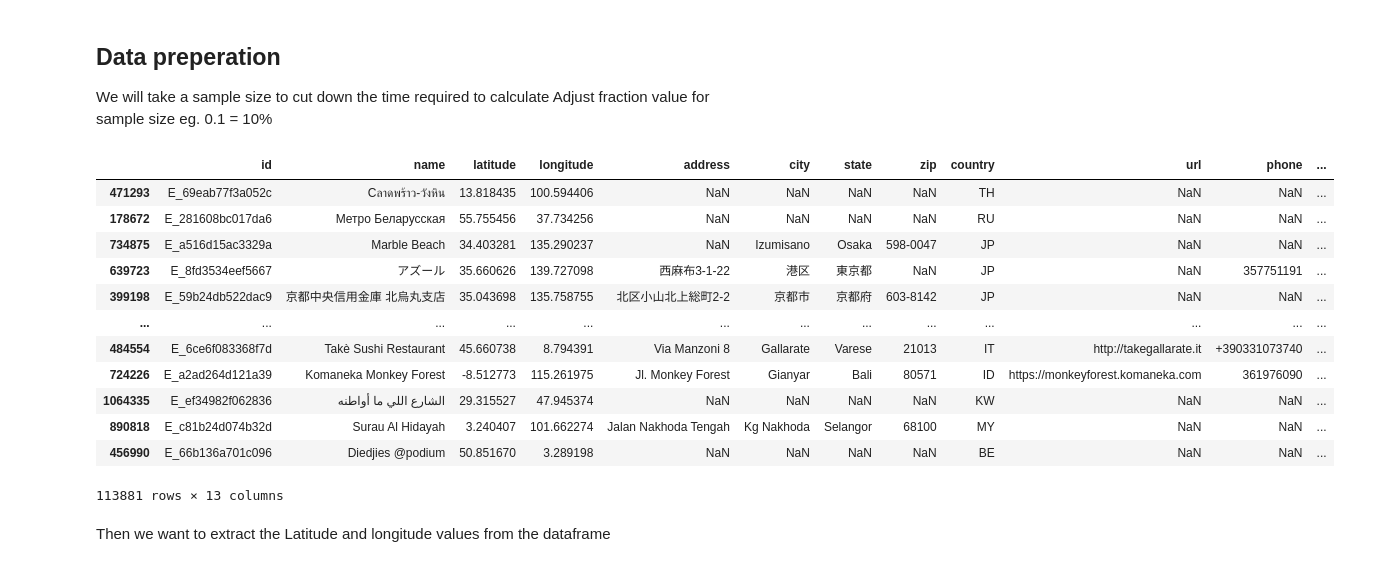
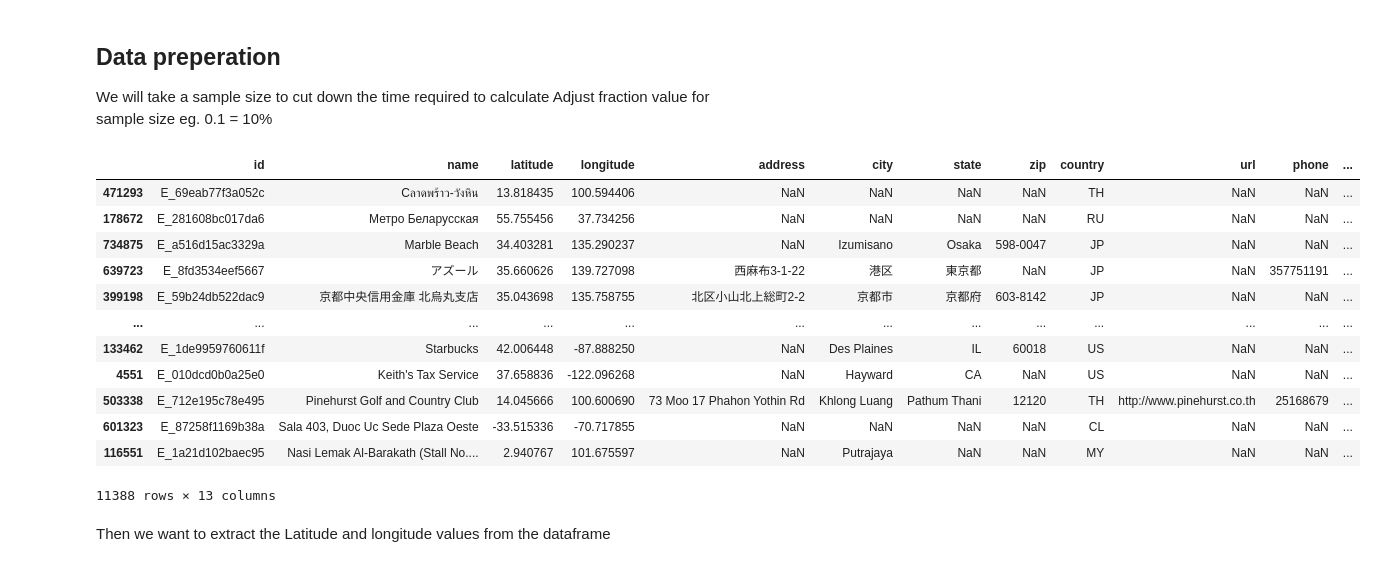
Before and after one commit to 1702538/VeryBasicTeam, a Jupyter notebook: CSC3009_Group_Project.ipynb, the cells around one changed output. Saved outputs shown, nothing was run; the diff lists cells and outputs as text; code cells hidden in the pictures.

```diff
--- a/CSC3009_Group_Project.ipynb
+++ b/CSC3009_Group_Project.ipynb
@@ -173,21 +185,21 @@ plt.show()
 We will take a sample size to cut down the time required to calculate
 Adjust fraction value for sample size eg. 0.1 = 10%
 # %%
-df_train_sample = df_train.sample(frac=0.1, replace=False, random_state=1)
+df_train_sample = df_train.sample(frac=0.01, replace=False, random_state=1)
 df_train_sample
 # %% [output]
 |  | id | name | latitude | longitude | address | city | state | zip | country | url | phone | ... |
 | 471293 | E_69eab77f3a052c | Cลาดพร้าว-วังหิน | 13.818435 | 100.594406 | NaN | NaN | NaN | NaN | TH | NaN | NaN | ... |
 | 178672 | E_281608bc017da6 | Метро Беларусская | 55.755456 | 37.734256 | NaN | NaN | NaN | NaN | RU | NaN | NaN | ... |
 | 734875 | E_a516d15ac3329a | Marble Beach | 34.403281 | 135.290237 | NaN | Izumisano | Osaka | 598-0047 | JP | NaN | NaN | ... |
 | 639723 | E_8fd3534eef5667 | アズール | 35.660626 | 139.727098 | 西麻布3-1-22 | 港区 | 東京都 | NaN | JP | NaN | 357751191 | ... |
 | 399198 | E_59b24db522dac9 | 京都中央信用金庫 北烏丸支店 | 35.043698 | 135.758755 | 北区小山北上総町2-2 | 京都市 | 京都府 | 603-8142 | JP | NaN | NaN | ... |
 | ... | ... | ... | ... | ... | ... | ... | ... | ... | ... | ... | ... | ... |
-| 484554 | E_6ce6f083368f7d | Takè Sushi Restaurant | 45.660738 | 8.794391 | Via Manzoni 8 | Gallarate | Varese | 21013 | IT | http://takegallarate.it | +390331073740 | ... |
-| 724226 | E_a2ad264d121a39 | Komaneka Monkey Forest | -8.512773 | 115.261975 | Jl. Monkey Forest | Gianyar | Bali | 80571 | ID | https://monkeyforest.komaneka.com | 361976090 | ... |
-| 1064335 | E_ef34982f062836 | الشارع اللي ما أواطنه | 29.315527 | 47.945374 | NaN | NaN | NaN | NaN | KW | NaN | NaN | ... |
-| 890818 | E_c81b24d074b32d | Surau Al Hidayah | 3.240407 | 101.662274 | Jalan Nakhoda Tengah | Kg Nakhoda | Selangor | 68100 | MY | NaN | NaN | ... |
-| 456990 | E_66b136a701c096 | Diedjies @podium | 50.851670 | 3.289198 | NaN | NaN | NaN | NaN | BE | NaN | NaN | ... |
+| 133462 | E_1de9959760611f | Starbucks | 42.006448 | -87.888250 | NaN | Des Plaines | IL | 60018 | US | NaN | NaN | ... |
+| 4551 | E_010dcd0b0a25e0 | Keith's Tax Service | 37.658836 | -122.096268 | NaN | Hayward | CA | NaN | US | NaN | NaN | ... |
+| 503338 | E_712e195c78e495 | Pinehurst Golf and Country Club | 14.045666 | 100.600690 | 73 Moo 17 Phahon Yothin Rd | Khlong Luang | Pathum Thani | 12120 | TH | http://www.pinehurst.co.th | 25168679 | ... |
+| 601323 | E_87258f1169b38a | Sala 403, Duoc Uc Sede Plaza Oeste | -33.515336 | -70.717855 | NaN | NaN | NaN | NaN | CL | NaN | NaN | ... |
+| 116551 | E_1a21d102baec95 | Nasi Lemak Al-Barakath (Stall No.... | 2.940767 | 101.675597 | NaN | Putrajaya | NaN | NaN | MY | NaN | NaN | ... |
-113881 rows × 13 columns
+11388 rows × 13 columns
 # %% [markdown]
 Then we want to extract the Latitude and longitude values from the dataframe
```
Also changed, not shown: parts of 12 cells of this notebook.
